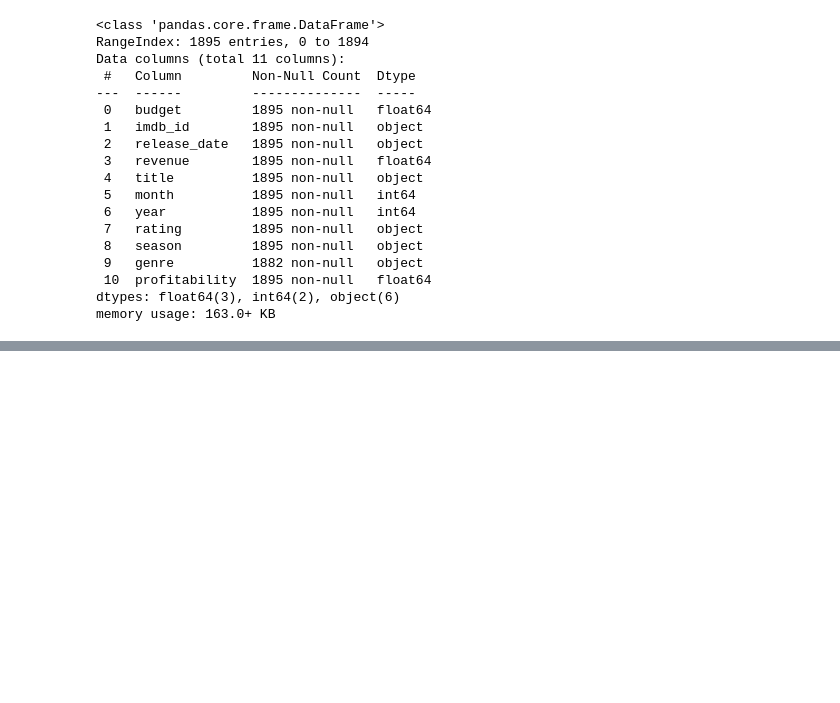
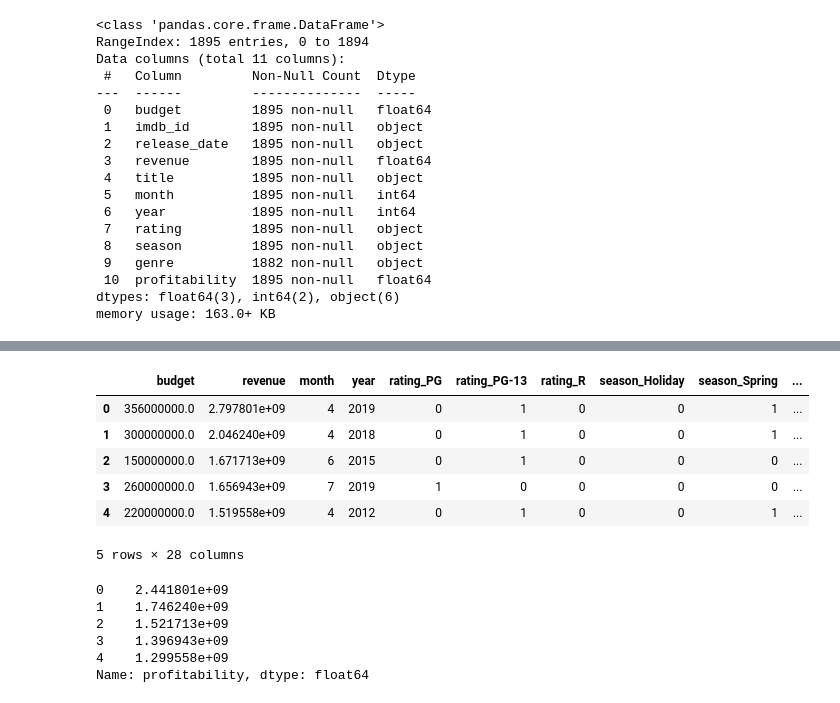
Before and after one commit to thomaspatrickhill/mod1_project_051120, a Jupyter notebook: Linear Regression Model 1.ipynb, the cells around one changed output, grey strips where cells are left out. Drawn from its saved outputs; the diff is of its cells as text; code cells hidden in the pictures; blank space fills up the shorter version.

```diff
--- a/Linear Regression Model 1.ipynb
+++ b/Linear Regression Model 1.ipynb
@@ -41,0 +106,2 @@ new_df = df[df.drop(['imdb_id', 'title', 'release_date', ])]
+# %%
+dumb_df = pd.get_dummies(cat_df, prefix=['rating', 'season', 'genre'], drop_first=True)
@@ -41,0 +155,10 @@ new_df = df[df.drop(['imdb_id', 'title', 'release_date', ])]
+# %%
+features.head()
+# %% [output]
+|  | budget | revenue | month | year | rating_PG | rating_PG-13 | rating_R | season_Holiday | season_Spring | ... |
+| 0 | 356000000.0 | 2.797801e+09 | 4 | 2019 | 0 | 1 | 0 | 0 | 1 | ... |
+| 1 | 300000000.0 | 2.046240e+09 | 4 | 2018 | 0 | 1 | 0 | 0 | 1 | ... |
+| 2 | 150000000.0 | 1.671713e+09 | 6 | 2015 | 0 | 1 | 0 | 0 | 0 | ... |
+| 3 | 260000000.0 | 1.656943e+09 | 7 | 2019 | 1 | 0 | 0 | 0 | 0 | ... |
+| 4 | 220000000.0 | 1.519558e+09 | 4 | 2012 | 0 | 1 | 0 | 0 | 1 | ... |
+5 rows × 28 columns
@@ -41,0 +167,9 @@ new_df = df[df.drop(['imdb_id', 'title', 'release_date', ])]
+# %%
+target.head()
+# %% [output]
+0    2.441801e+09
+1    1.746240e+09
+2    1.521713e+09
+3    1.396943e+09
+4    1.299558e+09
+Name: profitability, dtype: float64
```
Also changed, not shown: parts of 24 cells of this notebook.
